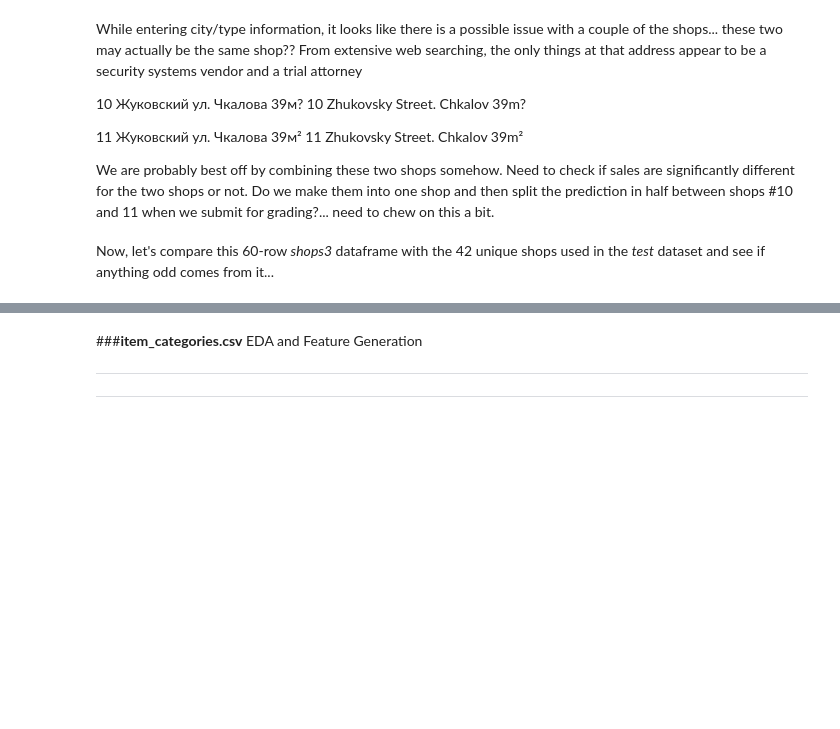
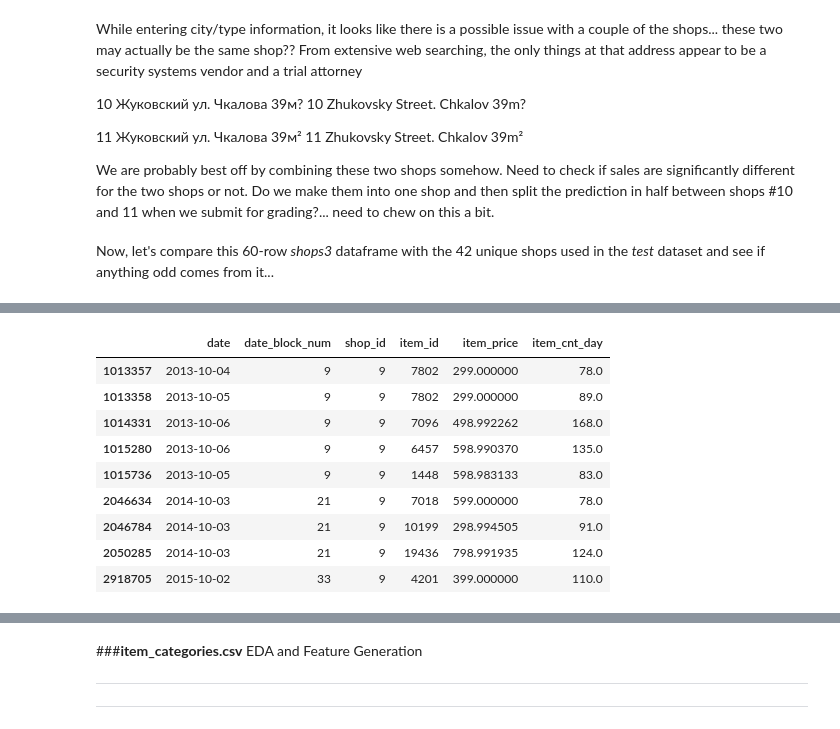
Before and after one commit to migai/Kag, a Jupyter notebook: ipynb_versions/MG_EDA_v2.5.ipynb, the cells around one changed output, grey strips where cells are left out. Cells and saved outputs as stored; diff of their text form; code cells hidden in the pictures; blank space fills up the shorter version.

Commit message:
need to dump shop number 9

```diff
--- a/ipynb_versions/MG_EDA_v2.5.ipynb
+++ b/ipynb_versions/MG_EDA_v2.5.ipynb
@@ -386,6 +386,8 @@ if IN_COLAB:
       xfer_github_to_colab(path_name, filename)
       data_frame_name = path_name.rsplit("/")[-1].split(".")[0]
       exec(data_frame_name + " = pd.read_csv(filename)")
+      if data_frame_name == 'sales_train':
+        sales_train['date'] = pd.to_datetime(sales_train['date'], format = '%d.%m.%Y')
       print("Data Frame: " + data_frame_name)
       print(eval(data_frame_name).head(2))
       print("\n")
@@ -456,6 +458,8 @@ for path_name in data_files:
   filename = path_name.rsplit("/")[-1]
   data_frame_name = filename.split(".")[0]
   exec(data_frame_name + " = pd.read_csv(path_name)")
+  if data_frame_name == 'sales_train':
+    sales_train['date'] = pd.to_datetime(sales_train['date'], format = '%d.%m.%Y')
   print("Data Frame: " + data_frame_name)
   print(eval(data_frame_name).head(2))
   print("\n")
@@ -508,6 +512,8 @@ for path_name in data_files:
     full_url = os.path.join(base_url, path_name)
     data_frame_name = path_name.rsplit("/")[-1].split(".")[0]
     exec(data_frame_name + " = pd.read_csv(full_url)")
+    if data_frame_name == 'sales_train':
+      sales_train['date'] = pd.to_datetime(sales_train['date'], format = '%d.%m.%Y')
     print("Data Frame: " + data_frame_name)
     print(eval(data_frame_name).head(2))
     print("\n")
@@ -757,0 +758,5 @@ shops3.to_csv("data_output/shops3.csv", index=False)
+# %%
+# starting with shop #9, let's look at the behavior in the training dataset
+shop9_sales = sales_train.loc[sales_train['shop_id']==9]
+print(shop9_sales.item_id.nunique())
+shop9_sales.info()
@@ -757,0 +801,14 @@ shops3.to_csv("data_output/shops3.csv", index=False)
+# %%
+shop9_many_sales = shop9_sales[shop9_sales.item_cnt_day > 75]
+shop9_many_sales
+# %% [output]
+|  | date | date_block_num | shop_id | item_id | item_price | item_cnt_day |
+| 1013357 | 2013-10-04 | 9 | 9 | 7802 | 299.000000 | 78.0 |
+| 1013358 | 2013-10-05 | 9 | 9 | 7802 | 299.000000 | 89.0 |
+| 1014331 | 2013-10-06 | 9 | 9 | 7096 | 498.992262 | 168.0 |
+| 1015280 | 2013-10-06 | 9 | 9 | 6457 | 598.990370 | 135.0 |
+| 1015736 | 2013-10-05 | 9 | 9 | 1448 | 598.983133 | 83.0 |
+| 2046634 | 2014-10-03 | 21 | 9 | 7018 | 599.000000 | 78.0 |
+| 2046784 | 2014-10-03 | 21 | 9 | 10199 | 298.994505 | 91.0 |
+| 2050285 | 2014-10-03 | 21 | 9 | 19436 | 798.991935 | 124.0 |
+| 2918705 | 2015-10-02 | 33 | 9 | 4201 | 399.000000 | 110.0 |
```
Also changed, not shown: parts of 14 cells of this notebook.
